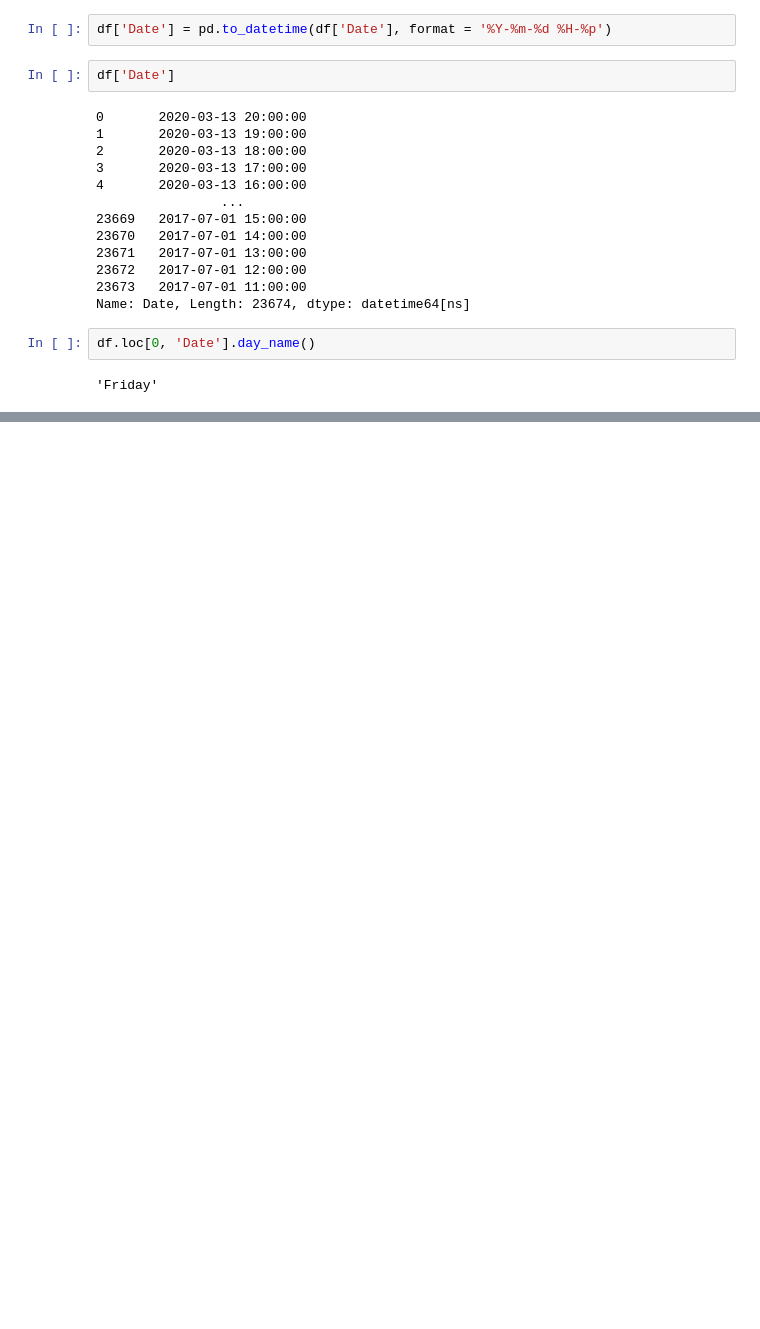
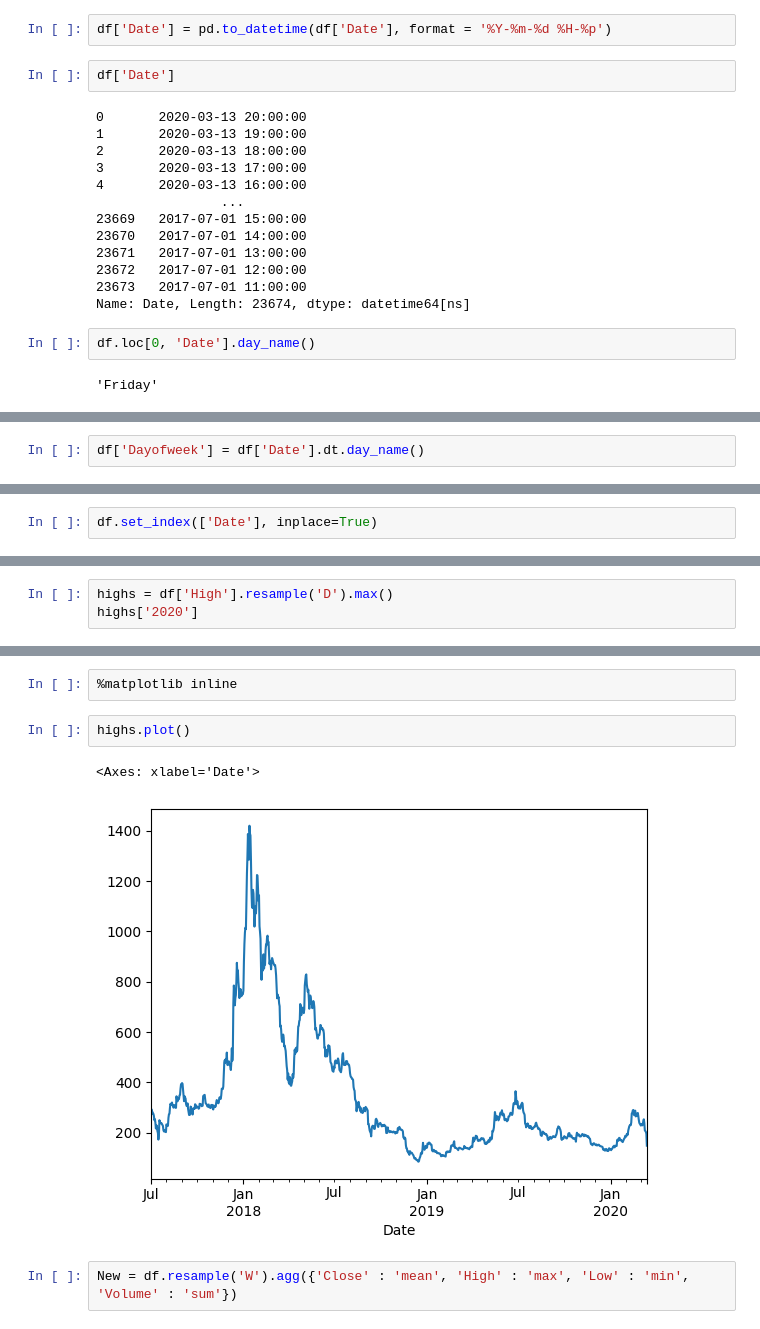
Before and after one commit to gouthammenda/cryptooooo, a Jupyter notebook: CryptoCur.ipynb, the cells around one changed output, grey strips where cells are left out. Drawn from its saved outputs; the diff is of its cells as text; blank space fills up the shorter version.

```diff
--- a/CryptoCur.ipynb
+++ b/CryptoCur.ipynb
@@ -42,0 +66,2 @@ df.loc[0, 'Date'].day_name()
+# %%
+df['Dayofweek'] = df['Date'].dt.day_name()
@@ -42,0 +102,2 @@ df.loc[0, 'Date'].day_name()
+# %%
+df.set_index(['Date'], inplace=True)
@@ -42,0 +125,3 @@ df.loc[0, 'Date'].day_name()
+# %%
+highs = df['High'].resample('D').max()
+highs['2020']
@@ -42,0 +142,9 @@ df.loc[0, 'Date'].day_name()
+# %%
+%matplotlib inline
+# %%
+highs.plot()
+# %% [output]
+<Axes: xlabel='Date'>
+[figure, added]
+# %%
+New = df.resample('W').agg({'Close' : 'mean', 'High' : 'max', 'Low' : 'min', 'Volume' : 'sum'})
```
Also changed, not shown: parts of 14 cells of this notebook.
